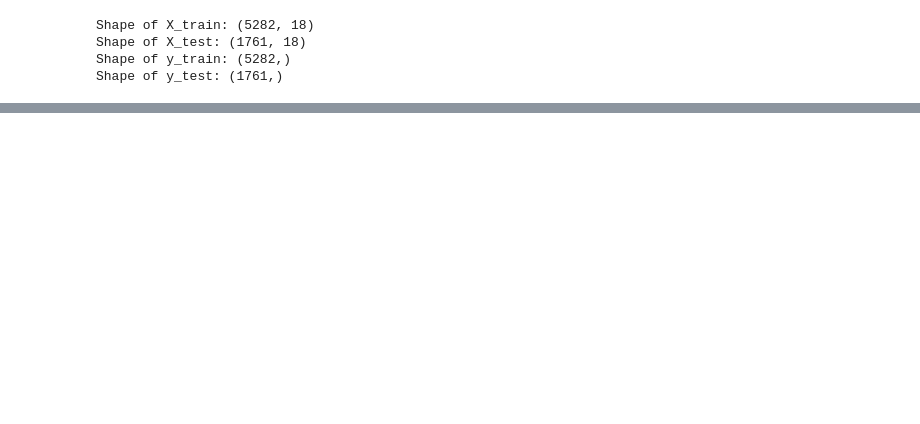
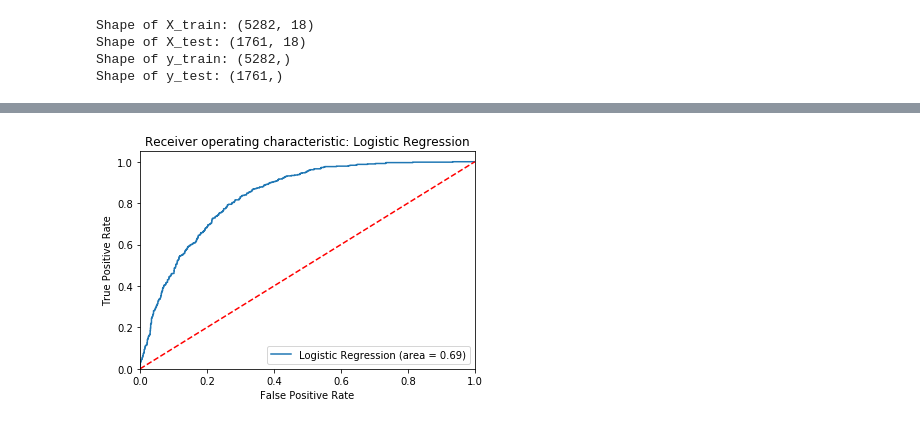
Before and after one commit to grantaguinaldo/mlnd-capstone, a Jupyter notebook: working/working_draft_002.ipynb, the cells around one changed output, grey strips where cells are left out. Drawn from its saved outputs; the diff is of its cells as text; code cells hidden in the pictures; blank space fills up the shorter version.

```diff
--- a/working/working_draft_002.ipynb
+++ b/working/working_draft_002.ipynb
@@ -731,0 +678,26 @@ XGBClassifier(base_score=0.5, booster='gbtree', colsample_bylevel=1,
+# %%
+lr_tuned = LogisticRegression(C=1.2915496650148839,
+                         class_weight=None,
+                         dual=False,
+                         fit_intercept=True,
+                         intercept_scaling=1,
+                         max_iter=100,
+                         multi_class='ovr',
+                         n_jobs=1,
+                         penalty='l1',
+                         random_state=42,
+                         solver='liblinear',
+                         tol=0.0001,
+                         verbose=0,
+                         warm_start=False)
+# %%
+#https://stackoverflow.com/questions/49061575/why-when-i-use-gridsearchcv-with-roc-auc-scoring-the-score-is-different-for-gri
+lr_tuned.fit(X_train_std_df, y_train)
+y_pred_class = lr_tuned.predict(X_test_std_df) #Outputs the class type and not the probabilities.
+
+print('ROC_AUC Score: {}'. format(roc_auc_score(y_test, y_pred_class)))
+print('---')
+print('LR coef: {}' .format(lr_tuned.coef_[0]))
+print('---')
+print('Confusion Matrix:')
+print('{}'.format(confusion_matrix(y_test, y_pred_class)))
@@ -731,0 +714,4 @@ XGBClassifier(base_score=0.5, booster='gbtree', colsample_bylevel=1,
+# %%
+auc_roc_curves(lr_tuned, X_test_std_df, y_test, 'Logistic Regression')
+# %% [output]
+[figure, added]
```
Also changed, not shown: parts of 131 cells of this notebook.
